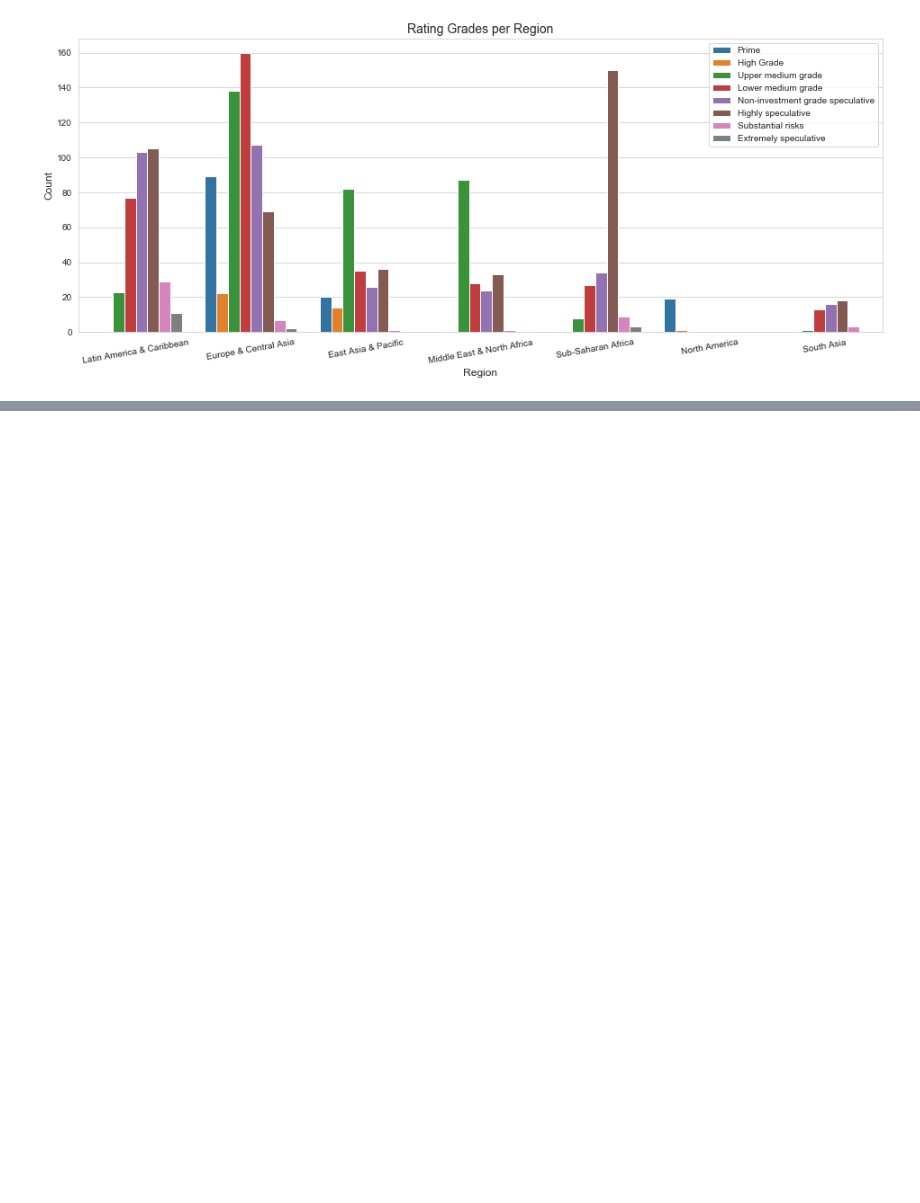
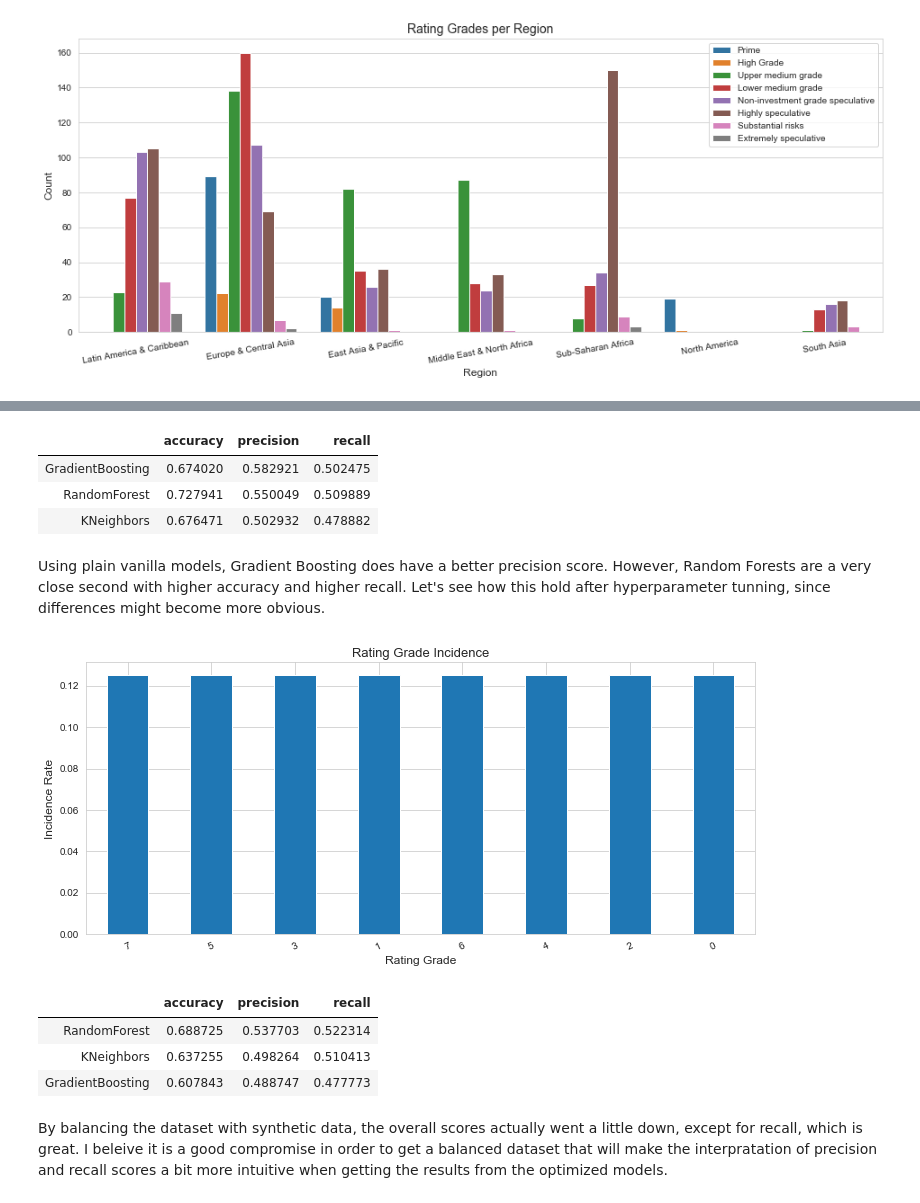
Before and after one commit to feraguilari/WorldBank_Capstone, a Jupyter notebook: notebook.ipynb, the cells around one changed output, grey strips where cells are left out. Drawn from its saved outputs; the diff is of its cells as text; code cells hidden in the pictures; blank space fills up the shorter version.

```diff
--- a/notebook.ipynb
+++ b/notebook.ipynb
@@ -864,0 +1001,48 @@ pivot_gov.isna().sum()
+# %%
+#Create final train and test sets stratified according to the target variable.
+X_train, X_test, y_train, y_test = train_test_split(features,target, test_size = 0.25,
+                                                    stratify=target,random_state=123)
+#Instantiate KNN Imputer
+imputer = KNNImputer(missing_values=np.nan,n_neighbors=5)
+#Impute missing values in train and test sets
+X_imptr = imputer.fit_transform(X_train)
+X_impte = imputer.transform(X_test)
+#Obtain scores
+results=baseline_models(X_imptr, y_train, X_impte, y_test, verbose=False)
+results.sort_values('precision', ascending=False)
+# %% [output]
+|  | accuracy | precision | recall |
+| GradientBoosting | 0.674020 | 0.582921 | 0.502475 |
+| RandomForest | 0.727941 | 0.550049 | 0.509889 |
+| KNeighbors | 0.676471 | 0.502932 | 0.478882 |
+# %% [markdown]
+Using plain vanilla models, Gradient Boosting does have a better precision score. However, Random Forests are a very close second with higher accuracy and higher recall. Let's see how this hold after hyperparameter tunning, since differences might become more obvious.
+# %%
+#Get the index for the categorical features
+cat_col_index = list(range(len(features.columns)-6,len(features.columns)))
+#Instantiate dictionary to over-sample minority variables
+#smote_dict={0: 100, 1:100,6:100}
+#Instantiate SMOTENC method
+sm = SMOTENC(categorical_features=cat_col_index, random_state=123)
+#Fit and resampe SMOTE-NC on train dataset
+X_trainres, y_trainres = sm.fit_resample(X_imptr, y_train)
+# %%
+incidence=pd.DataFrame(data=y_trainres,columns=['target'])
+incidence.target.value_counts(normalize=True).plot(kind='bar', figsize=(12,5))
+plt.title('Rating Grade Incidence', fontsize=13)
+plt.ylabel('Incidence Rate', fontsize=12)
+plt.xlabel('Rating Grade', fontsize=12)
+plt.xticks(rotation='25')
+plt.show();
+# %% [output]
+[figure, added]
+# %%
+results=baseline_models(X_trainres, y_trainres, X_impte, y_test, verbose=False)
+results.sort_values('precision', ascending=False)
+# %% [output]
+|  | accuracy | precision | recall |
+| RandomForest | 0.688725 | 0.537703 | 0.522314 |
+| KNeighbors | 0.637255 | 0.498264 | 0.510413 |
+| GradientBoosting | 0.607843 | 0.488747 | 0.477773 |
+# %% [markdown]
+By balancing the dataset with synthetic data, the overall scores actually went a little down, except for recall, which is great. I beleive it is a good compromise in order to get a balanced dataset that will make the interpratation of precision and recall scores a bit more intuitive when getting the results from the optimized models.
```
Also changed, not shown: parts of 43 cells of this notebook, 2 other files.
